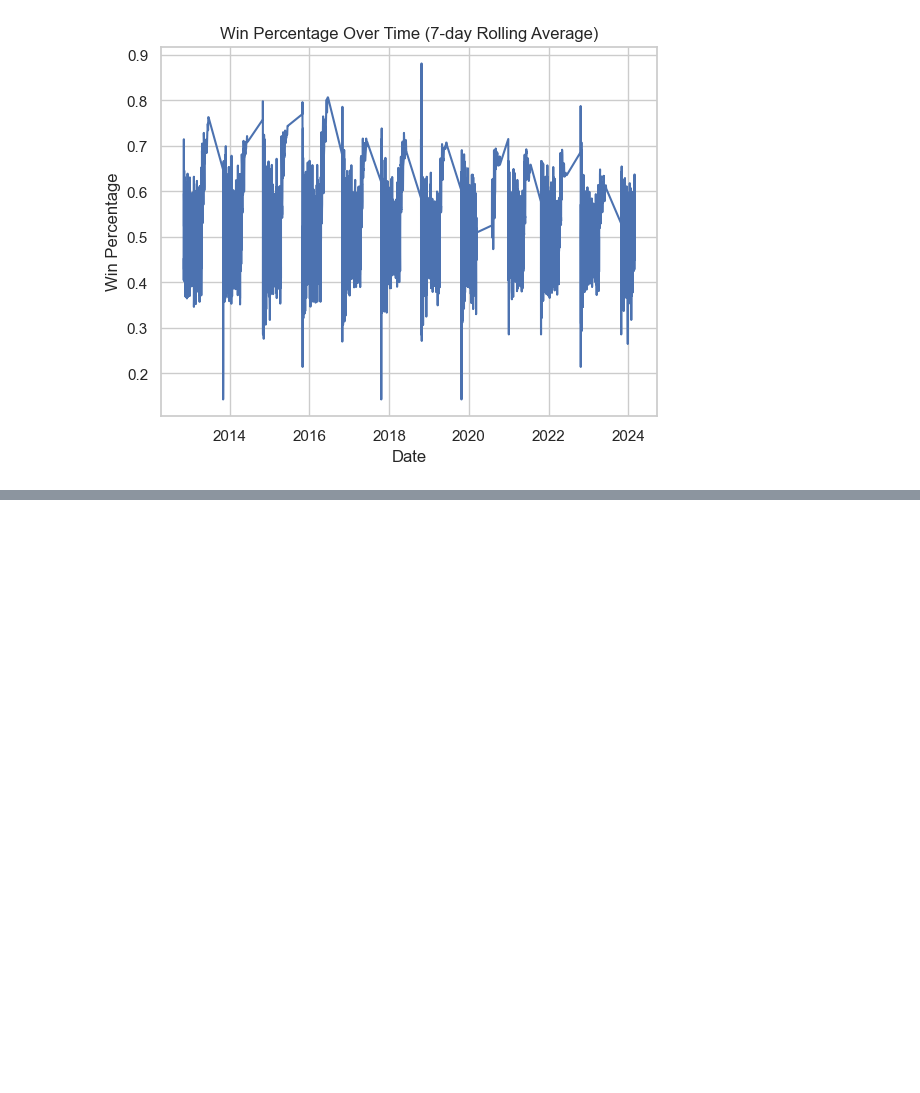
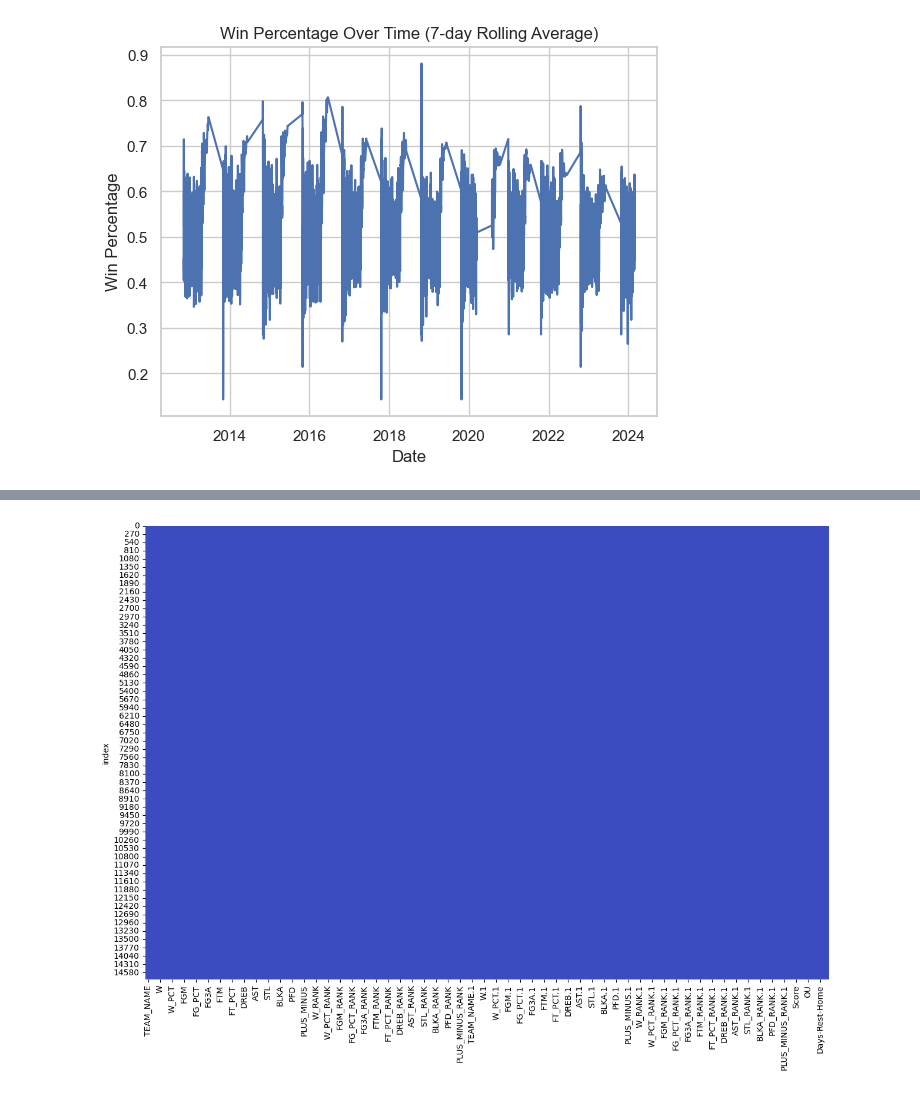
Before and after one commit to hikusukih/NBA-Machine-Learning-Sports-Betting, a Jupyter notebook: src/Train-Models/Visualization.ipynb, the cells around one changed output, grey strips where cells are left out. Cells and saved outputs as stored; diff of their text form; code cells hidden in the pictures; blank space fills up the shorter version.

```diff
--- a/src/Train-Models/Visualization.ipynb
+++ b/src/Train-Models/Visualization.ipynb
@@ -249,0 +263,26 @@ plt.show()
+# %%
+import pandas as pd
+import sqlite3
+import seaborn as sns
+import matplotlib.pyplot as plt
+# Connecting to the SQLite database
+dataset = "dataset_2012-24"
+
+conn = sqlite3.connect("../../Data/dataset.sqlite")
+
+# Replace 'your_table_name' with the actual table name
+query = f"select * from \"{dataset}\""
+df = pd.read_sql_query(query, conn, index_col="index")
+
+# Closing the connection to the database
+conn.close()
+
+# Now you can use df to create your heatmap or other visualizations
+present_data_mask = df.notnull()
+plt.figure(figsize=(15, 10))
+sns.heatmap(present_data_mask, cbar=False, cmap='coolwarm')
+# sns.heatmap(df.isnull(), cbar=False, cmap='viridis')
+plt.savefig('./missing_data_heatmap.png', bbox_inches='tight', dpi=300)
+plt.show()
+# %% [output]
+[figure, added]
```
Also changed, not shown: parts of 2 cells of this notebook.
